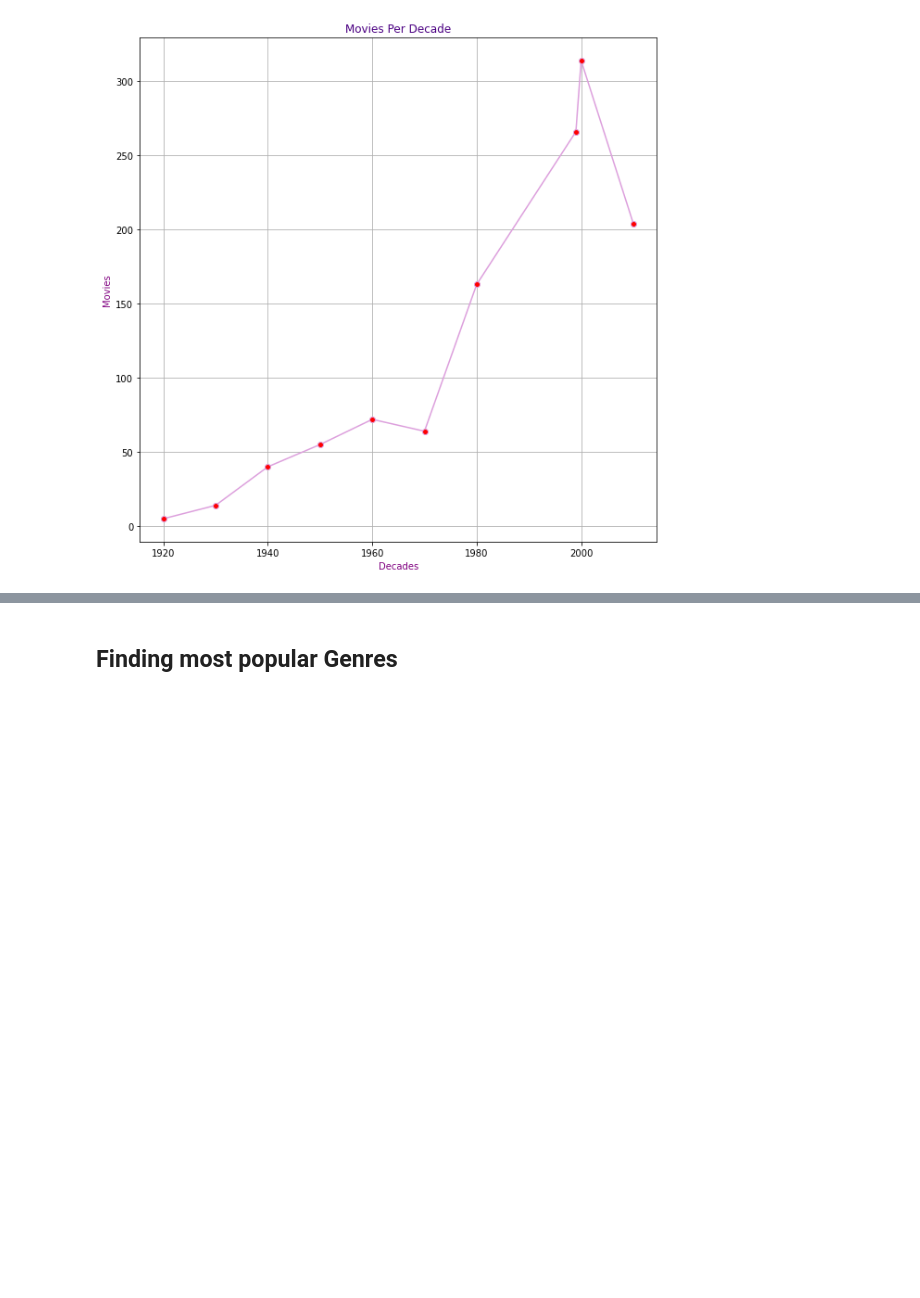
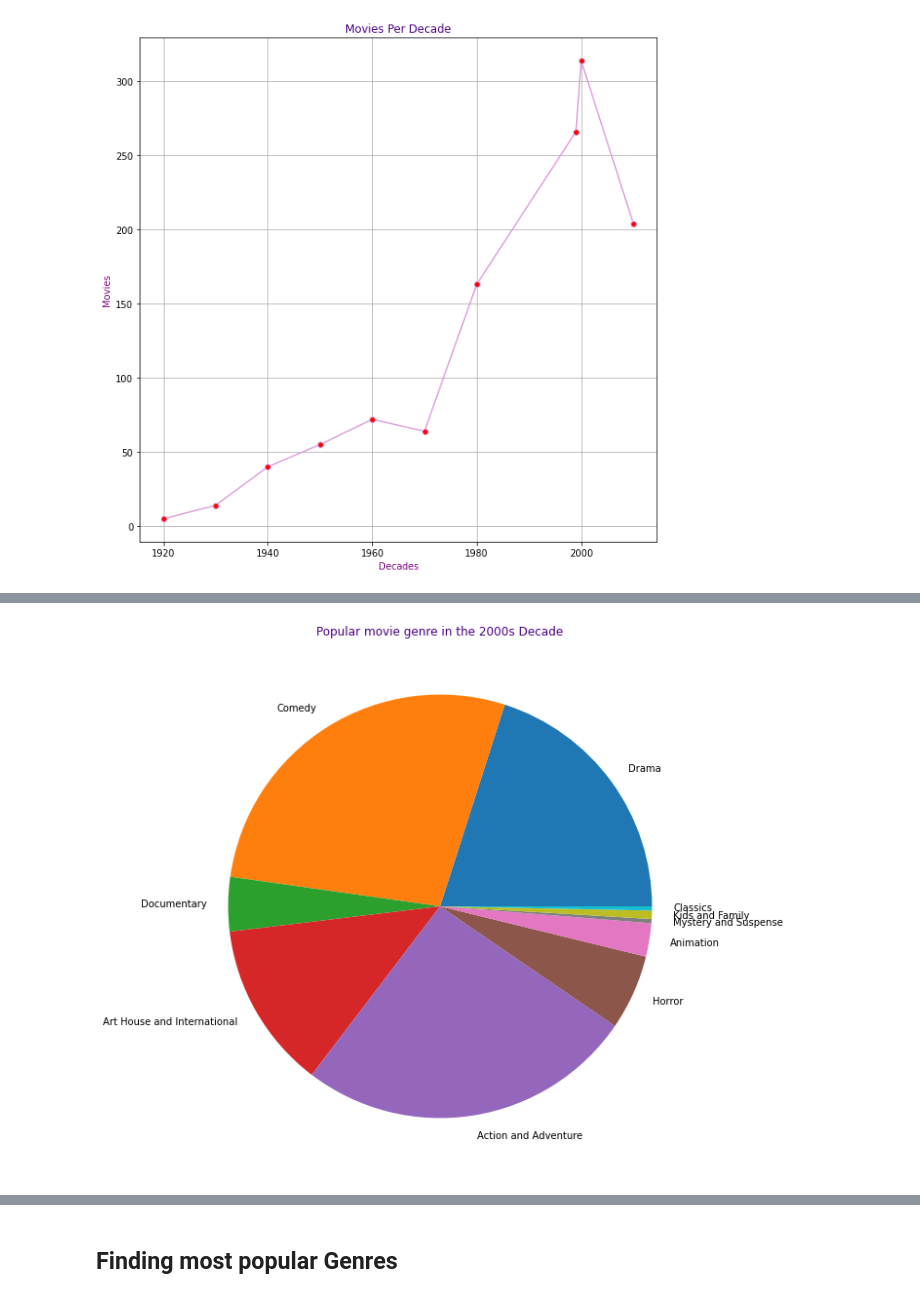
Before and after one commit to mfFrida/Capstone-Project-Semester-1, a Jupyter notebook: student.ipynb, the cells around one changed output, grey strips where cells are left out. Cells and saved outputs as stored; diff of their text form; code cells hidden in the pictures; blank space fills up the shorter version.

```diff
--- a/student.ipynb
+++ b/student.ipynb
@@ -352,0 +302,15 @@ else:
+# %%
+# Ploting data from the last decades
+# 2000 Decade
+_2000_labels = _00sgenres.keys()
+_2000_values = _00sgenres.values()
+
+
+plt.figure(figsize=(10,10))
+plt.title('Popular movie genre in the 2000s Decade', color='indigo')
+
+# Plotting
+plt.pie(_2000_values, labels = _2000_labels)
+plt.show()
+# %% [output]
+[figure, added]
```
Also changed, not shown: parts of 20 cells of this notebook.
